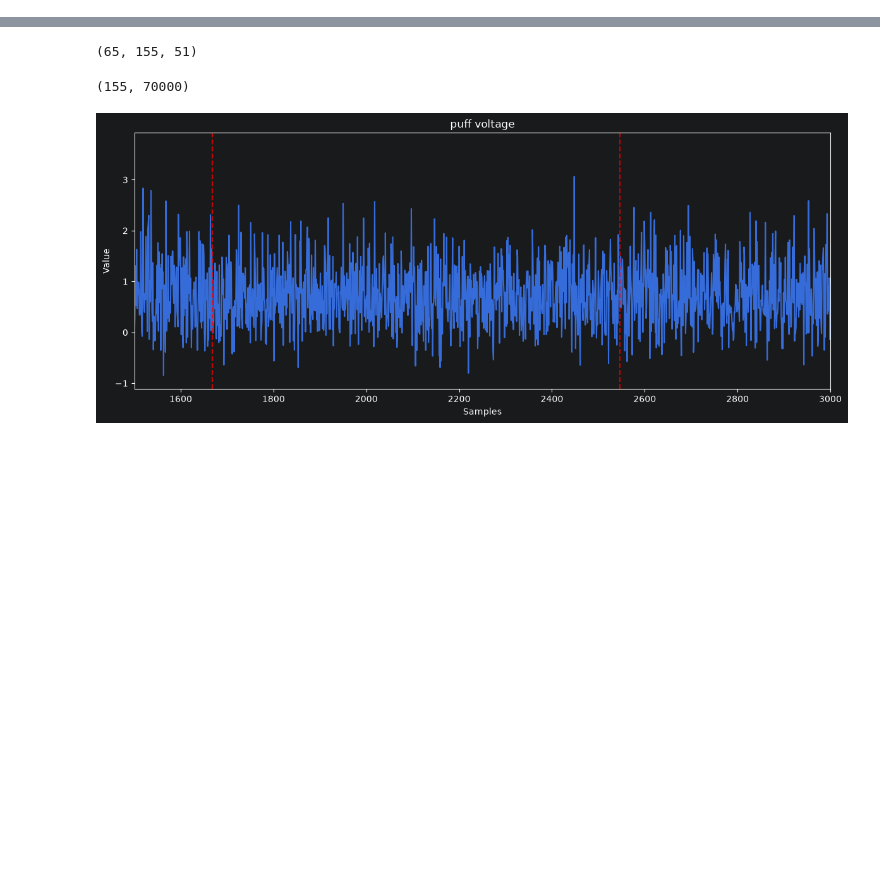
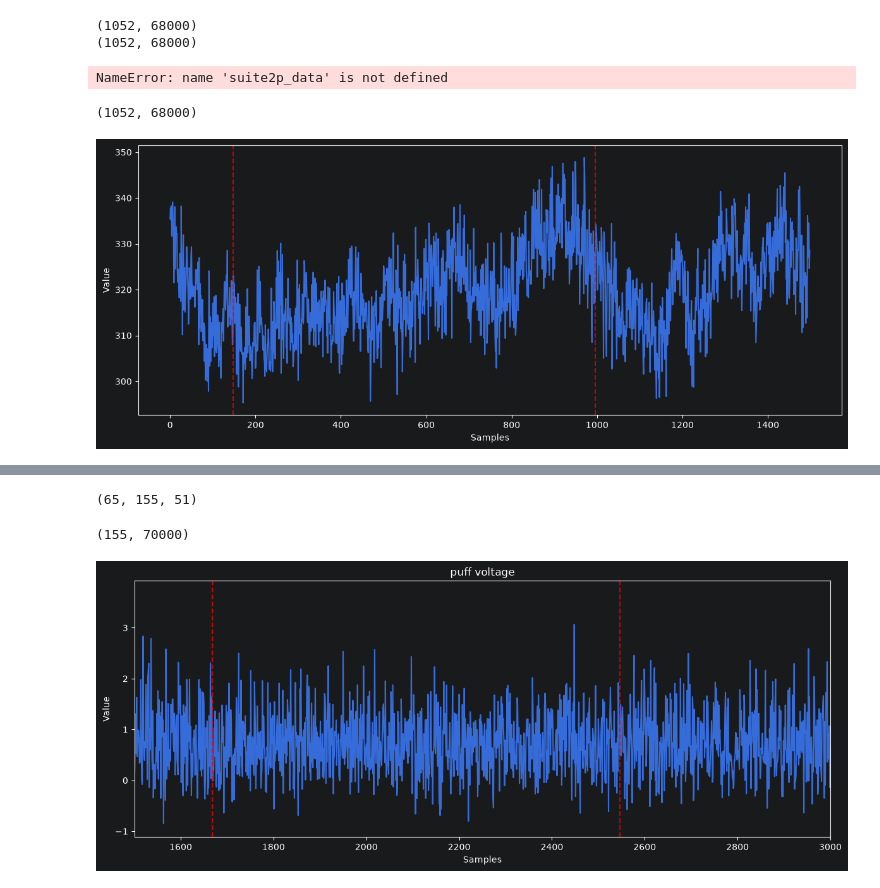
Before and after one commit to Yuchang09/DataAlign, a Jupyter notebook: scrach_space.ipynb, the cells around one changed output, grey strips where cells are left out. Drawn from its saved outputs; the diff is of its cells as text; code cells hidden in the pictures; blank space fills up the shorter version.

```diff
--- a/scrach_space.ipynb
+++ b/scrach_space.ipynb
@@ -9,0 +16,37 @@ import matplotlib.pyplot as plt
+# %%
+suite2p_data = FileUtils.read_mat_file(DataConfig.Suite2pPath)
+F = suite2p_data['F']
+iscell = suite2p_data['iscell']
+iscell_df = pd.DataFrame(iscell)
+filtered_iscell = DataUtils.filter_rows_by_threshold( iscell_df, column=0, threshold=1, operator="==")
+F_subset = F[filtered_iscell.index]
+# %%
+suite2p_data = FileUtils.read_mat_file(DataConfig.Suite2pPath)
+F = suite2p_data['F']
+F_tone_puff = F[:, -68000:]
+print(F_tone_puff.shape)
+suite2p_data['F'] = F_tone_puff
+print(suite2p_data['F'].shape)
+# %% [output]
+(1052, 68000)
+(1052, 68000)
+# %%
+FileUtils.write_mat_file("/Users/yuchang/Downloads/m4d1/Fall1.mat", suite2p_data)
+# %% [output]
+NameError: name 'suite2p_data' is not defined
+# %%
+suite2p_data = FileUtils.read_mat_file(DataConfig.Suite2pPath)
+F = suite2p_data['F']
+print(F.shape)
+# %% [output]
+(1052, 68000)
+# %%
+trails = FileUtils.read_csv_file(DataConfig.TrailsPath)
+tones = trails["tone_onset_index"].iloc[0:2].to_numpy()
+# %%
+mean_F = DataUtils.calculate_mean(F_subset, axis = 0)
+plotting = mean_F[1:1500]
+# %%
+PlotUtils.draw_line_plot(plotting, vlines = tones)
+# %% [output]
+[figure, added]
```
Also changed, not shown: parts of 12 cells of this notebook, 6 other files.
